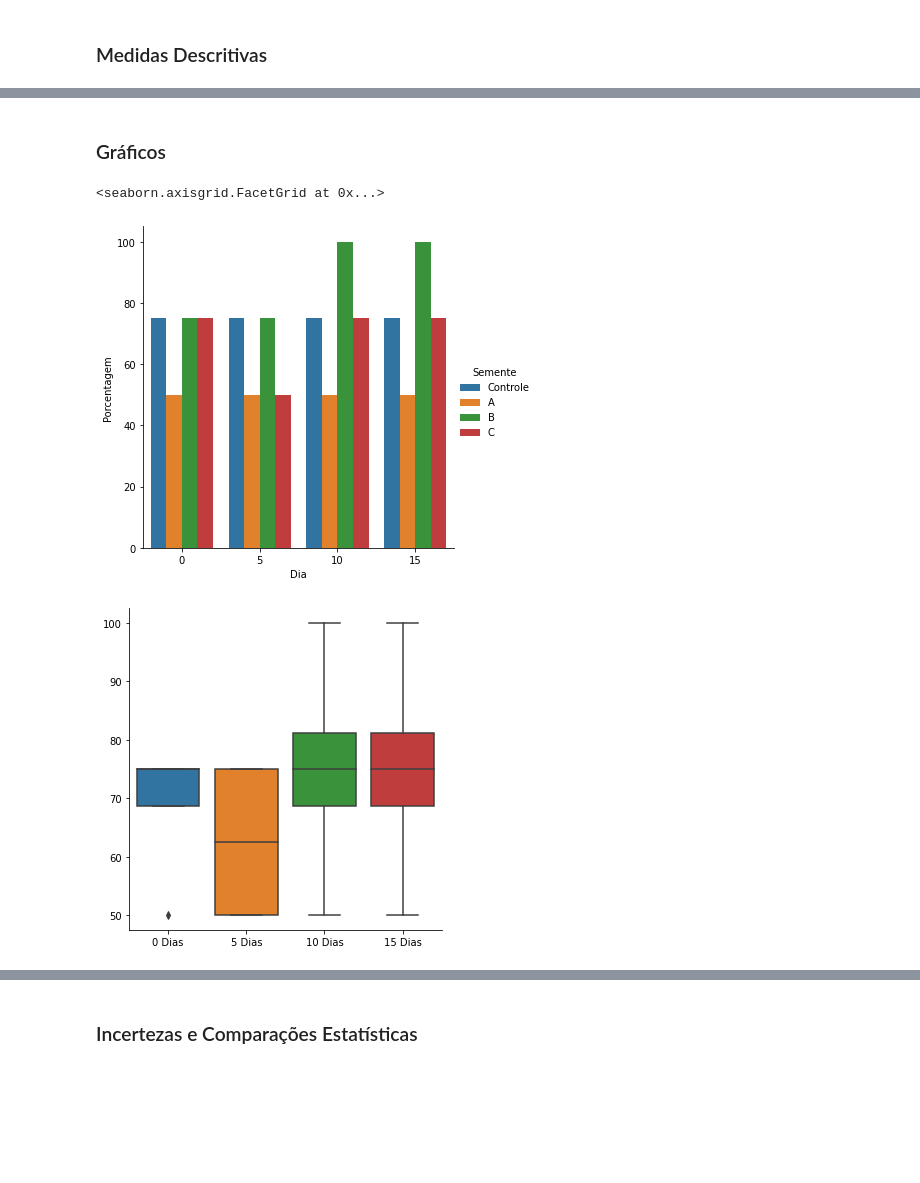
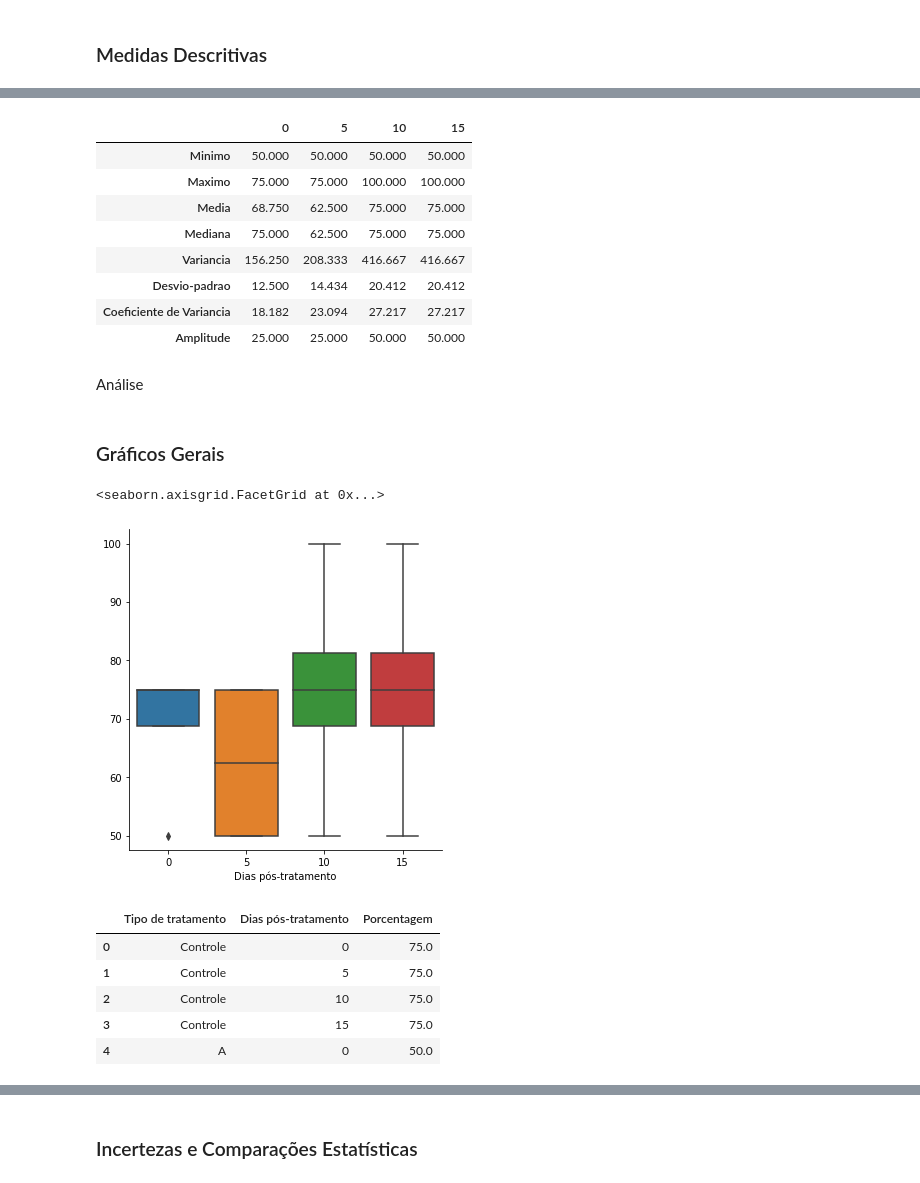
Before and after one commit to Cizika/Projeto-Sementes, a Jupyter notebook: AnáliseSementes.ipynb, the cells around one changed output, grey strips where cells are left out. Drawn from its saved outputs; the diff is of its cells as text; code cells hidden in the pictures; blank space fills up the shorter version.

```diff
--- a/AnáliseSementes.ipynb
+++ b/AnáliseSementes.ipynb
@@ -56,0 +54,3 @@ for index, row in df.iterrows():
+# %%
+# Criando dataframe dos dados de germinação em proporção (porcentagem) utilizando uma função lambda
+dados_proporcao = dados_germinacao.apply(lambda x: 100 * x/dados_germinacao.shape[0])
@@ -79,12 +94,33 @@ df_proporcao.agg(["min","max","mean","median","std","var",coef_var,amplitude])
+# %%
+medidas_descritivas
+# %% [output]
+|  | 0 | 5 | 10 | 15 |
+| Minimo | 50.000 | 50.000 | 50.000 | 50.000 |
+| Maximo | 75.000 | 75.000 | 100.000 | 100.000 |
+| Media | 68.750 | 62.500 | 75.000 | 75.000 |
+| Mediana | 75.000 | 62.500 | 75.000 | 75.000 |
+| Variancia | 156.250 | 208.333 | 416.667 | 416.667 |
+| Desvio-padrao | 12.500 | 14.434 | 20.412 | 20.412 |
+| Coeficiente de Variancia | 18.182 | 23.094 | 27.217 | 27.217 |
+| Amplitude | 25.000 | 25.000 | 50.000 | 50.000 |
+# %% [markdown]
+Análise
 # %% [markdown]
-### Gráficos
+### Gráficos Gerais
-# %%
-# Gerar e analisar gráficos de variáveis estratégicas (a discutir)
-# Responsável: Alexsander
-
-sns.catplot(kind="bar",x='Dia', y='Porcentagem', hue='Semente', data=dfg)
-sns.catplot(kind="box", data=df_proporcao)
-# %% [output]
-<seaborn.axisgrid.FacetGrid at 0x...>
-[figure, removed]
-[figure, removed]
+# %%
+# Utilizando Seaborn para plotar boxplots
+sns.catplot(kind="box", data=dados_proporcao)
+# %% [output]
+<seaborn.axisgrid.FacetGrid at 0x...>
+[figure, added]
+# %%
+# Criando dataframe com os dados empilhados e índices como coluna
+dados_desempilhados_porcentagem = pd.DataFrame(dados_proporcao.stack(), columns = ["Porcentagem"]).reset_index()
+dados_desempilhados_porcentagem.head()
+# %% [output]
+|  | Tipo de tratamento | Dias pós-tratamento | Porcentagem |
+| 0 | Controle | 0 | 75.0 |
+| 1 | Controle | 5 | 75.0 |
+| 2 | Controle | 10 | 75.0 |
+| 3 | Controle | 15 | 75.0 |
+| 4 | A | 0 | 50.0 |
```
Also changed, not shown: parts of 41 cells of this notebook.
